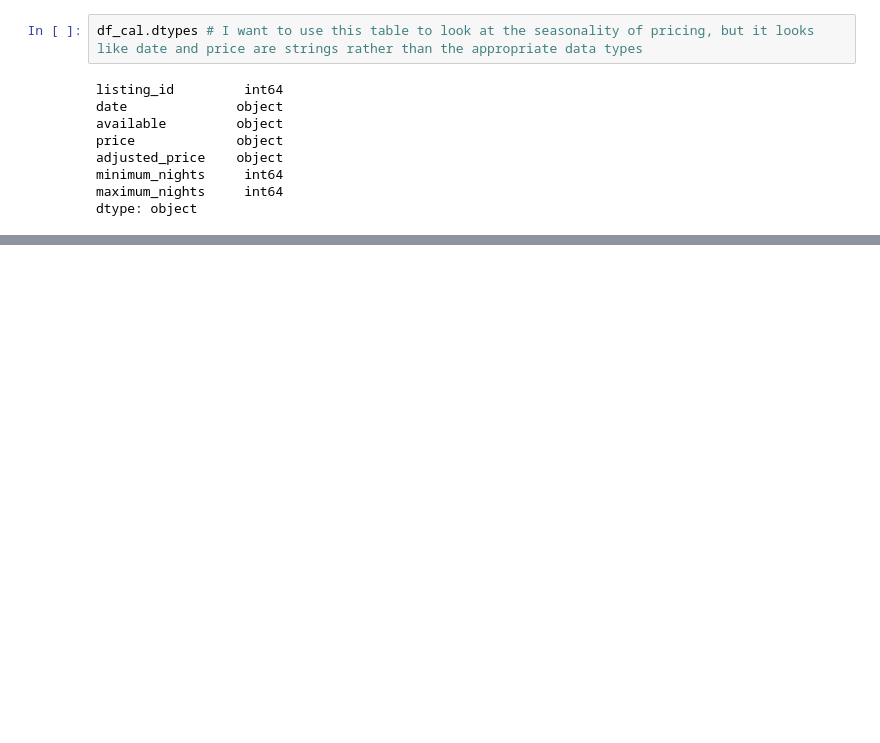
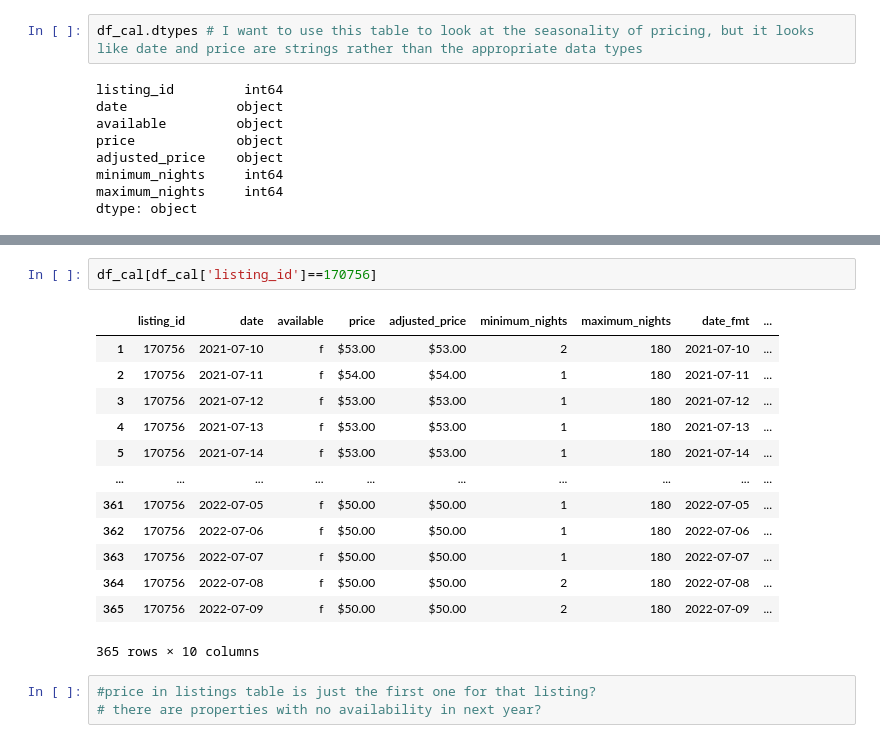
Before and after one commit to jennymcphail/project-1-blog-post, a Jupyter notebook: Edinburgh_AirBNB.ipynb, the cells around one changed output, grey strips where cells are left out. Drawn from its saved outputs; the diff is of its cells as text; blank space fills up the shorter version.

```diff
--- a/Edinburgh_AirBNB.ipynb
+++ b/Edinburgh_AirBNB.ipynb
@@ -279,0 +413,19 @@ plt.show()
+# %%
+df_cal[df_cal['listing_id']==170756]
+# %% [output]
+|  | listing_id | date | available | price | adjusted_price | minimum_nights | maximum_nights | date_fmt | ... |
+| 1 | 170756 | 2021-07-10 | f | $53.00 | $53.00 | 2 | 180 | 2021-07-10 | ... |
+| 2 | 170756 | 2021-07-11 | f | $54.00 | $54.00 | 1 | 180 | 2021-07-11 | ... |
+| 3 | 170756 | 2021-07-12 | f | $53.00 | $53.00 | 1 | 180 | 2021-07-12 | ... |
+| 4 | 170756 | 2021-07-13 | f | $53.00 | $53.00 | 1 | 180 | 2021-07-13 | ... |
+| 5 | 170756 | 2021-07-14 | f | $53.00 | $53.00 | 1 | 180 | 2021-07-14 | ... |
+| ... | ... | ... | ... | ... | ... | ... | ... | ... | ... |
+| 361 | 170756 | 2022-07-05 | f | $50.00 | $50.00 | 1 | 180 | 2022-07-05 | ... |
+| 362 | 170756 | 2022-07-06 | f | $50.00 | $50.00 | 1 | 180 | 2022-07-06 | ... |
+| 363 | 170756 | 2022-07-07 | f | $50.00 | $50.00 | 1 | 180 | 2022-07-07 | ... |
+| 364 | 170756 | 2022-07-08 | f | $50.00 | $50.00 | 2 | 180 | 2022-07-08 | ... |
+| 365 | 170756 | 2022-07-09 | f | $50.00 | $50.00 | 2 | 180 | 2022-07-09 | ... |
+365 rows × 10 columns
+# %%
+#price in listings table is just the first one for that listing?
+# there are properties with no availability in next year?
```
Also changed, not shown: parts of 84 cells of this notebook, 1 other file.
